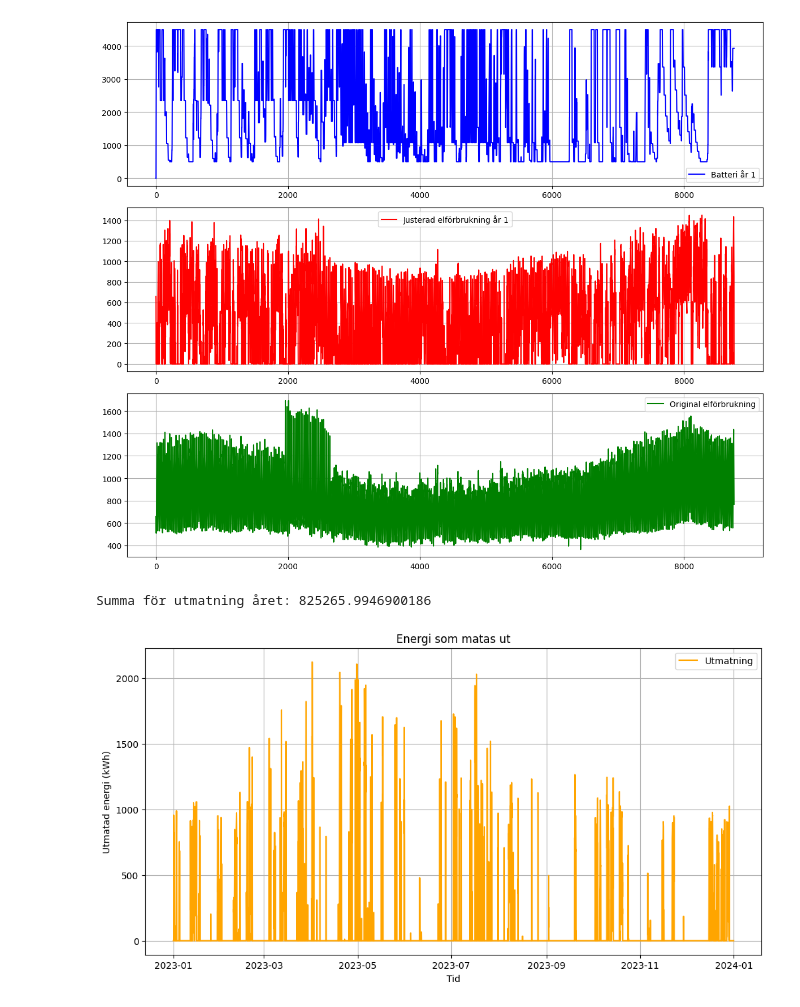
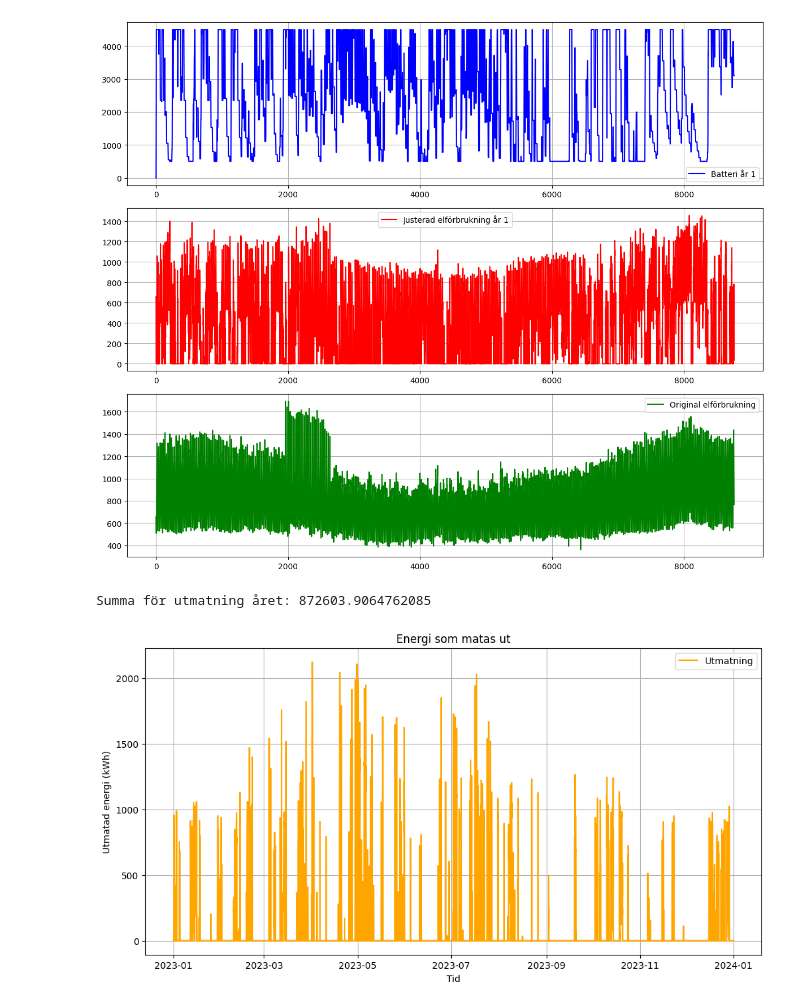
Before and after one commit to Jakobthuresson/Energigemenskaper, a Jupyter notebook: MergeJakob.ipynb, the cells around one changed output. Saved outputs shown, nothing was run; the diff lists cells and outputs as text; code cells hidden in the pictures.

```diff
--- a/MergeJakob.ipynb
+++ b/MergeJakob.ipynb
@@ -4,12 +4,12 @@ import matplotlib.pyplot as plt
 import numpy as np
 
 # Läs in Excel-filer
-Solprod = pd.read_excel("SolprodABK.xlsx")
-ABKEl = pd.read_excel("ABKEL.xlsx", names=["ABKEl"])
-Spotpris = pd.read_excel("Spotpris.xlsx", names=["Spotpris"])  # Namnge kolumnen korrekt
-Vindprod = pd.read_excel("Vindturbin.xlsx")
-StarkaEl = pd.read_excel("Starka2023.xlsx")
-KLTel = pd.read_excel("KLTelFörbr.xlsx")
+Solprod = pd.read_excel("SolprodABK.xlsx", header=None)
+ABKEl = pd.read_excel("ABKEL.xlsx", names=["ABKEl"], header=None)
+Spotpris = pd.read_excel("Spotpris.xlsx", names=["Spotpris"], header=None)  # Namnge kolumnen korrekt
+Vindprod = pd.read_excel("Vindturbin.xlsx", header=None)
+StarkaEl = pd.read_excel("Starka2023.xlsx", header=None)
+KLTel = pd.read_excel("KLTelFörbr.xlsx", header=None)
 
 # Extrahera första kolumnen från respektive DataFrame
 Starka = StarkaEl.iloc[:, 0]
@@ -124,7 +124,7 @@ for i, (tid, prod, abk, spot, sänka) in enumerate(zip(Spotpris.index, Prod, ABK
             köptaTimmar.append((tid, spot if köpt_el > 0 else 0))
             utmatning.append((tid, 0))
         elif 15 <= tid.hour < 19 and prod > 0:
-            energiFrånBatteri = min(batteriKapacitet * faktor, maxFrånBatteri, max(0, batteriKapacitet - min_battery_level))
+            energiFrånBatteri = min(batteriKapacitet * faktor, diff,  maxFrånBatteri, max(0, batteriKapacitet - min_battery_level))
 
             batteriKapacitet -= energiFrånBatteri
             köpt_el = max(0, diff - energiFrånBatteri)
@@ -283,6 +283,6 @@ Justerad elkostnad simulering: 6945571.453730431
-[figure, old version]
+[figure, new version]
-Summa för utmatning året: 825265.9946900186
+Summa för utmatning året: 872603.9064762085
-[figure, old version]
+[figure, new version]
 # %%
 import pandas as pd
 import matplotlib.pyplot as plt
```
Also changed, not shown: parts of 1 cell of this notebook, 6 other files.
